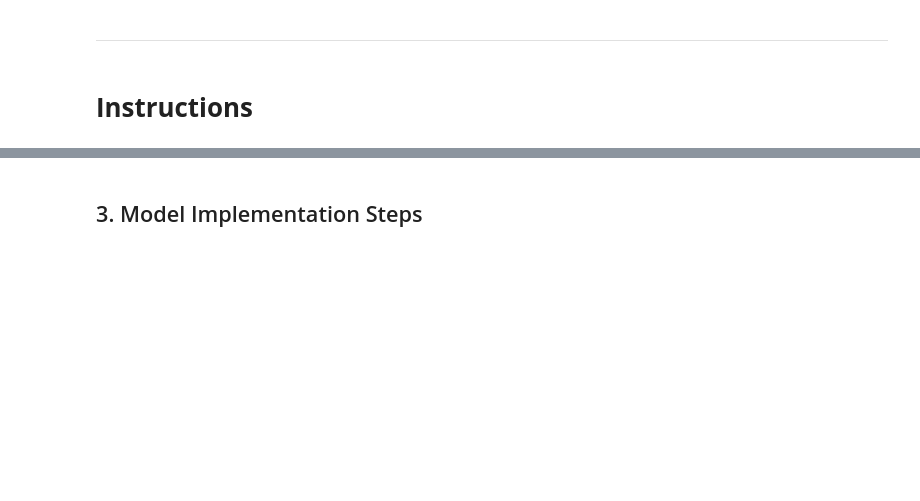
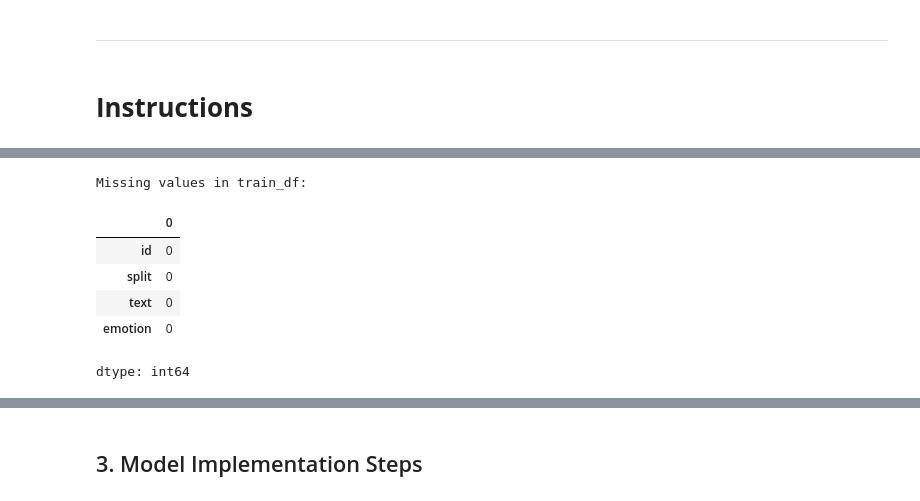
Before and after one commit to Yves-Chou/DM2025-Lab2-Exercise, a Jupyter notebook: DM2025-Lab2-Homework.ipynb, the cells around one changed output, grey strips where cells are left out. Saved outputs shown, nothing was run; the diff lists cells and outputs as text; code cells hidden in the pictures; blank space fills up the shorter version.

```diff
--- a/DM2025-Lab2-Homework.ipynb
+++ b/DM2025-Lab2-Homework.ipynb
@@ -151,0 +297,4 @@ Markdown Syntax to Add Image: `![Description of the Image](./your_local_folder/n
+# %%
+# Load a pickle file
+train_df = pd.read_pickle("/content/drive/MyDrive/dm-lab-2-private-competition/Data/train_df.pkl")
+test_df = pd.read_pickle("/content/drive/MyDrive/dm-lab-2-private-competition/Data/test_df.pkl")
@@ -151,0 +324,11 @@ Markdown Syntax to Add Image: `![Description of the Image](./your_local_folder/n
+# %%
+print("Missing values in train_df:")
+train_df.isnull().apply(check_missing_values)
+# %% [output]
+Missing values in train_df:
+|  | 0 |
+| id | 0 |
+| split | 0 |
+| text | 0 |
+| emotion | 0 |
+dtype: int64
```
Also changed, not shown: parts of 55 cells of this notebook.
